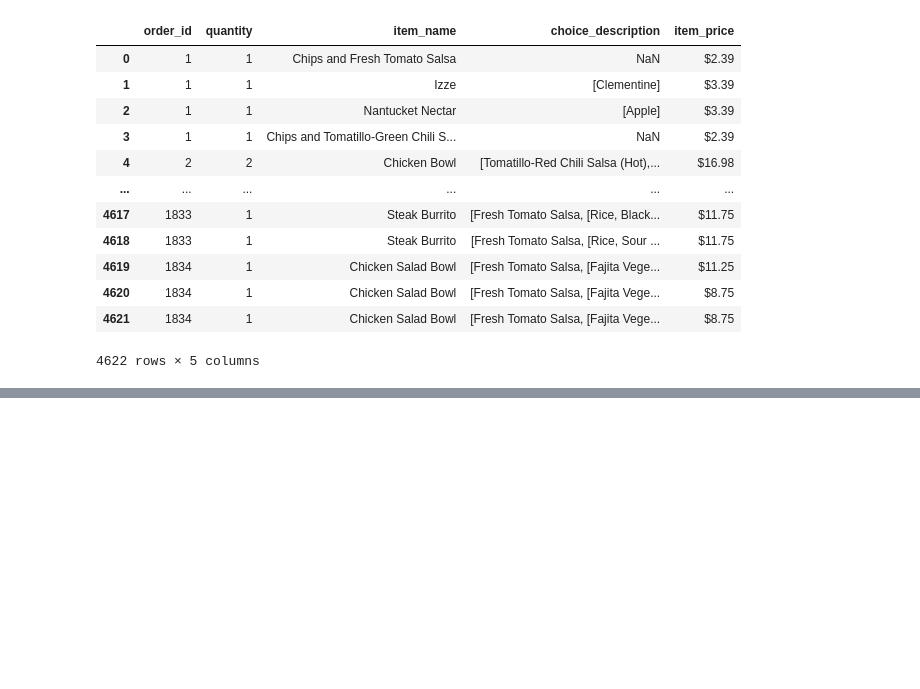
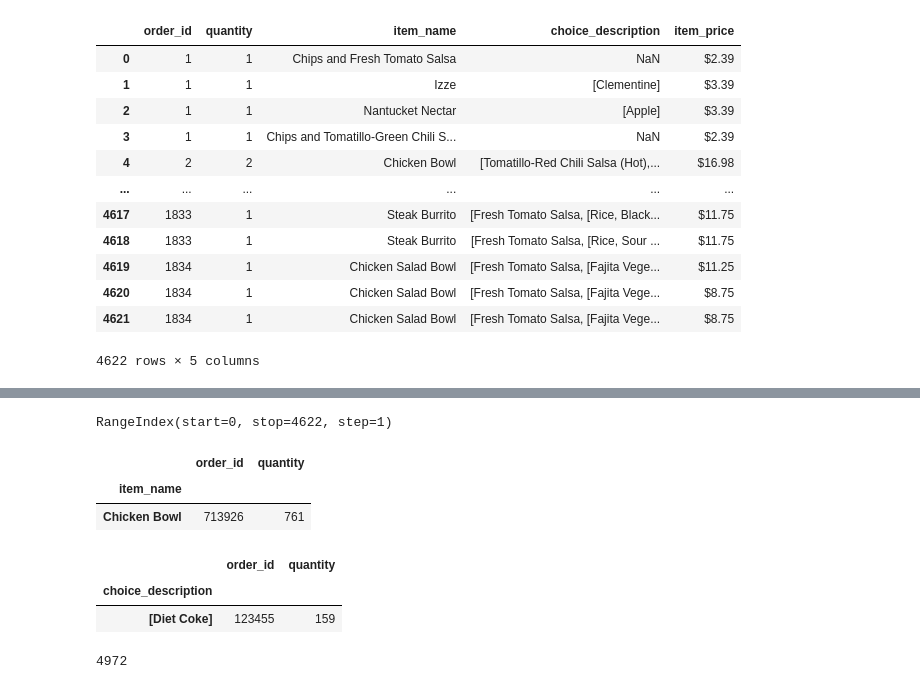
Before and after one commit to dlagez/dataAna, a Jupyter notebook: pandas_test/pandas_exercises/Ex2.ipynb, the cells around one changed output, grey strips where cells are left out. Drawn from its saved outputs; the diff is of its cells as text; code cells hidden in the pictures; blank space fills up the shorter version.

```diff
--- a/pandas_test/pandas_exercises/Ex2.ipynb
+++ b/pandas_test/pandas_exercises/Ex2.ipynb
@@ -139,0 +176,4 @@ chipo
+# %%
+chipo.index
+# %% [output]
+RangeIndex(start=0, stop=4622, step=1)
@@ -139,0 +186,18 @@ chipo
+# %%
+c.head(1)
+# %% [output]
+|  | order_id | quantity |
+| item_name |  |  |
+| Chicken Bowl | 713926 | 761 |
+# %%
+c = chipo.groupby('choice_description').sum()
+c = c.sort_values(['quantity'], ascending=False)
+c.head(1)
+# %% [output]
+|  | order_id | quantity |
+| choice_description |  |  |
+| [Diet Coke] | 123455 | 159 |
+# %%
+chipo.quantity.sum()
+# %% [output]
+4972
```
Also changed, not shown: parts of 26 cells of this notebook, 2 other files.
